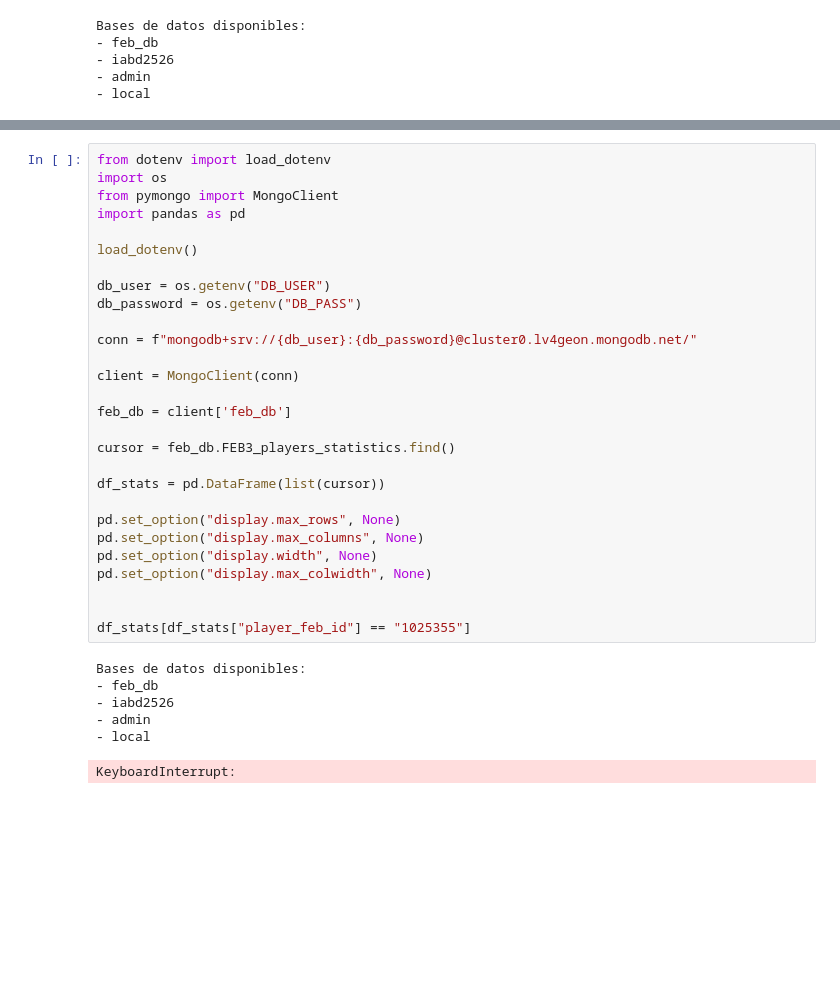
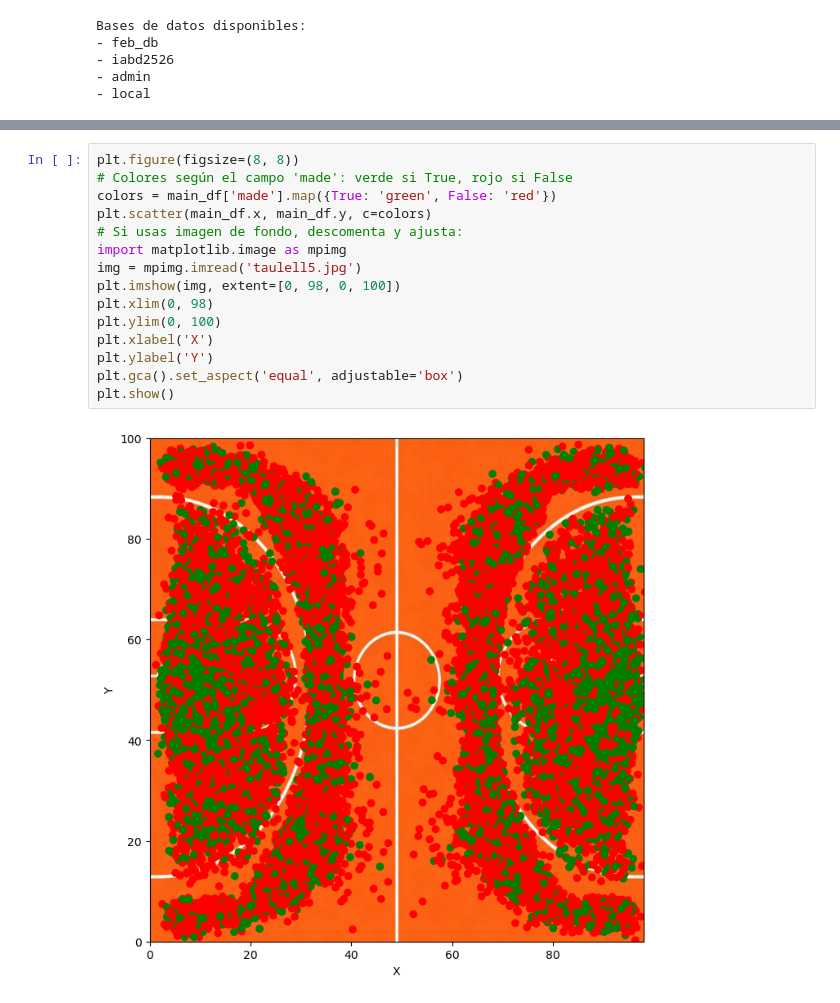
Before and after one commit to JoseGomez23/feb_jose_alvaro, a Jupyter notebook: feb_alvaro.ipynb, the cells around one changed output, grey strips where cells are left out. Saved outputs shown, nothing was run; the diff lists cells and outputs as text; blank space fills up the shorter version.

```diff
--- a/feb_alvaro.ipynb
+++ b/feb_alvaro.ipynb
@@ -88,35 +71,17 @@ plt.show()
-# %%
-from dotenv import load_dotenv
-import os
-from pymongo import MongoClient
-import pandas as pd
-
-load_dotenv()
-
-db_user = os.getenv("DB_USER")
-db_password = os.getenv("DB_PASS")
-
-conn = f"mongodb+srv://{db_user}:{db_password}@cluster0.lv4geon.mongodb.net/"
-
-client = MongoClient(conn)
-
-feb_db = client['feb_db']
-
-cursor = feb_db.FEB3_players_statistics.find()
-
-df_stats = pd.DataFrame(list(cursor))
-
-pd.set_option("display.max_rows", None)
-pd.set_option("display.max_columns", None)
-pd.set_option("display.width", None)
-pd.set_option("display.max_colwidth", None)
-
-
-df_stats[df_stats["player_feb_id"] == "1025355"]
-# %% [output]
-Bases de datos disponibles:
-- feb_db
-- iabd2526
-- admin
-- local
-KeyboardInterrupt:
+# %%
+plt.figure(figsize=(8, 8))
+# Colores según el campo 'made': verde si True, rojo si False
+colors = main_df['made'].map({True: 'green', False: 'red'})
+plt.scatter(main_df.x, main_df.y, c=colors)
+# Si usas imagen de fondo, descomenta y ajusta:
+import matplotlib.image as mpimg
+img = mpimg.imread('taulell5.jpg')
+plt.imshow(img, extent=[0, 98, 0, 100])
+plt.xlim(0, 98)
+plt.ylim(0, 100)
+plt.xlabel('X')
+plt.ylabel('Y')
+plt.gca().set_aspect('equal', adjustable='box')
+plt.show()
+# %% [output]
+[figure, added]
```
Also changed, not shown: parts of 3 cells of this notebook.
